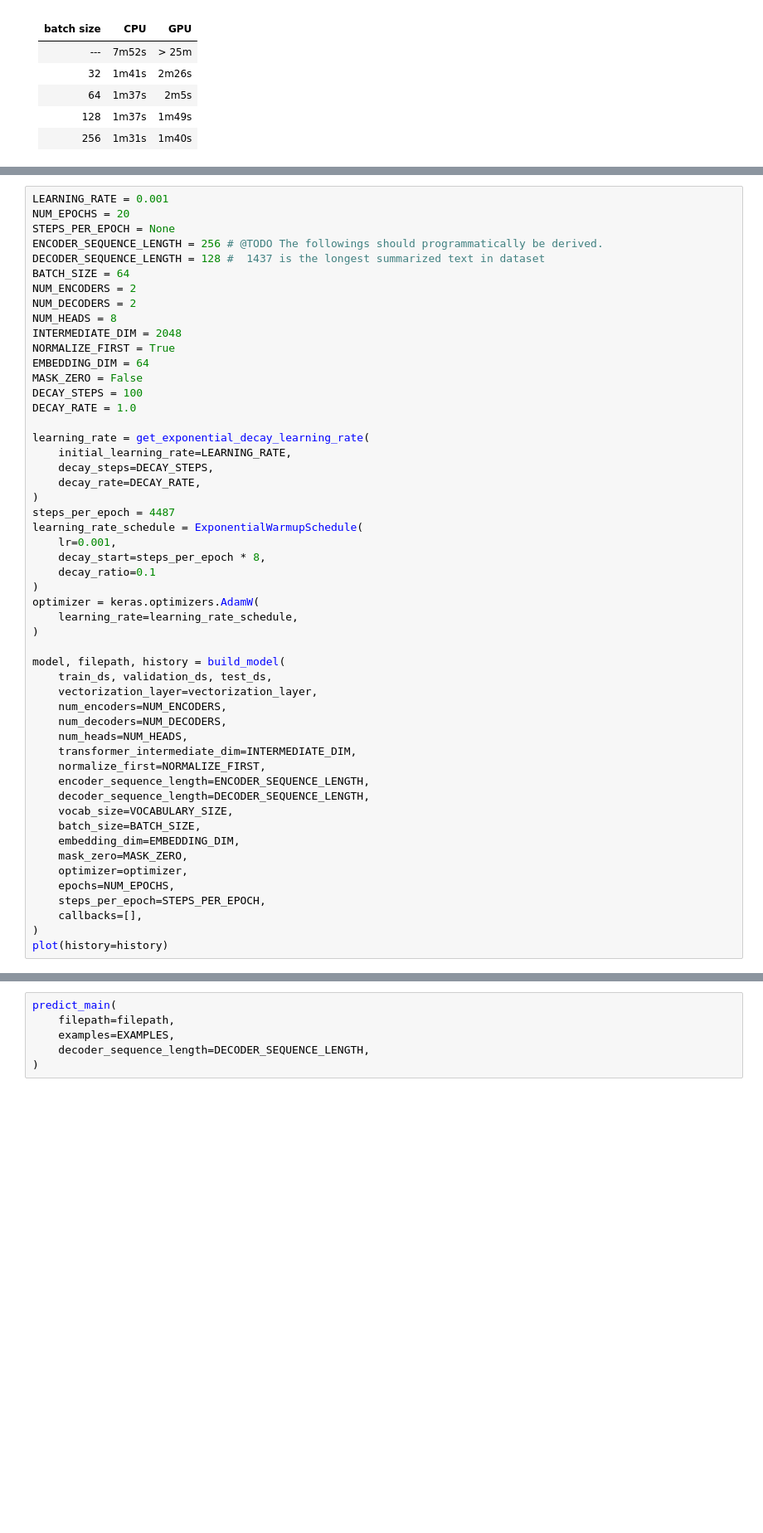
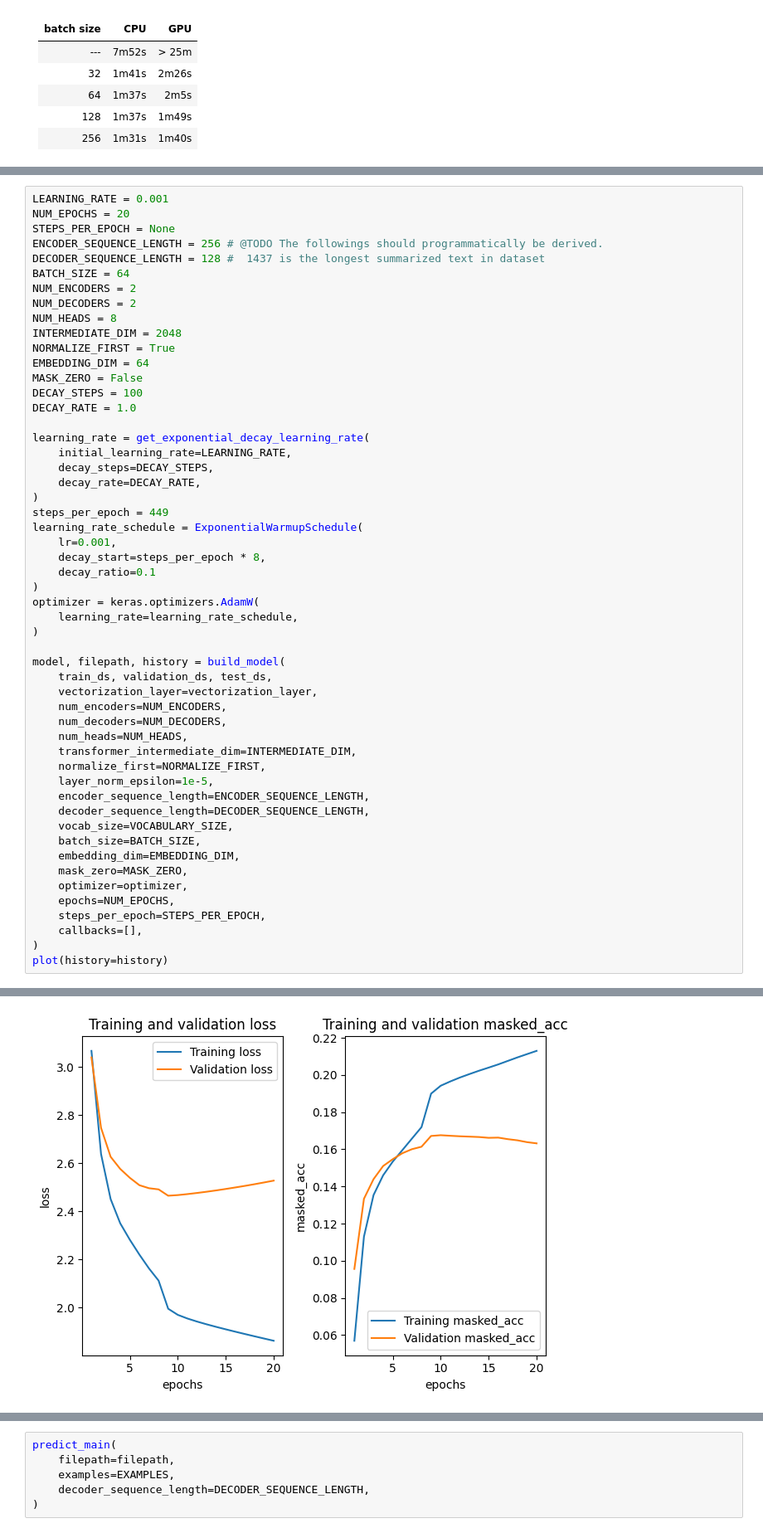
Before and after one commit to justoneplanet/cm3070final, a Jupyter notebook: sample/summarization.ipynb, the cells around one changed output, grey strips where cells are left out. Shown at 83% size. Drawn from its saved outputs; the diff is of its cells as text; blank space fills up the shorter version.

```diff
--- a/sample/summarization.ipynb
+++ b/sample/summarization.ipynb
@@ -992,7 +1076,7 @@ learning_rate = get_exponential_decay_learning_rate(
     decay_steps=DECAY_STEPS,
     decay_rate=DECAY_RATE,
 )
-steps_per_epoch = 4487
+steps_per_epoch = 449
 learning_rate_schedule = ExponentialWarmupSchedule(
     lr=0.001,
     decay_start=steps_per_epoch * 8,
@@ -1010,6 +1094,7 @@ model, filepath, history = build_model(
     num_heads=NUM_HEADS,
     transformer_intermediate_dim=INTERMEDIATE_DIM,
     normalize_first=NORMALIZE_FIRST,
+    layer_norm_epsilon=1e-5,
     encoder_sequence_length=ENCODER_SEQUENCE_LENGTH,
     decoder_sequence_length=DECODER_SEQUENCE_LENGTH,
     vocab_size=VOCABULARY_SIZE,
@@ -1026,0 +1128 @@ Epoch 1/20
+[figure, new version]
```
Also changed, not shown: parts of 30 cells of this notebook.
